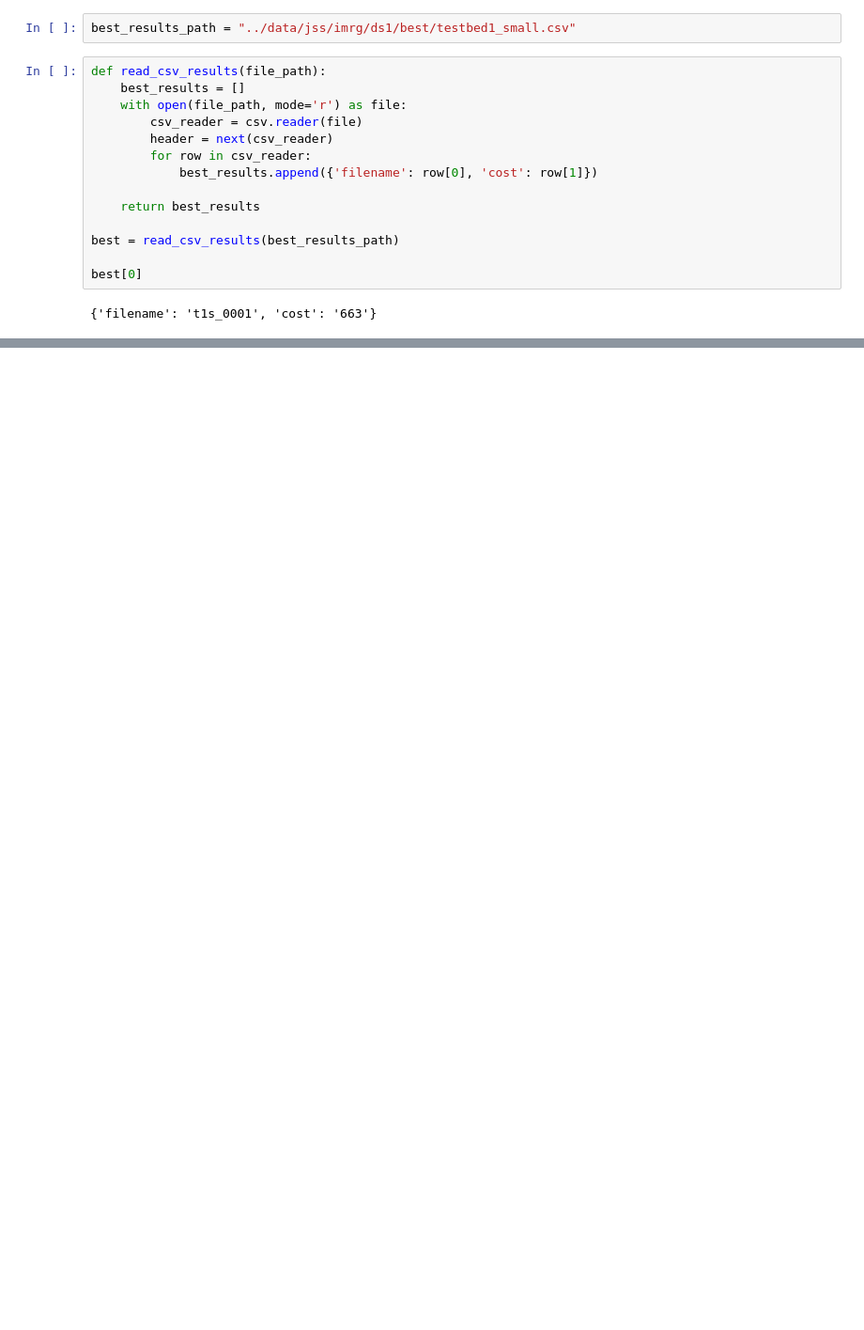
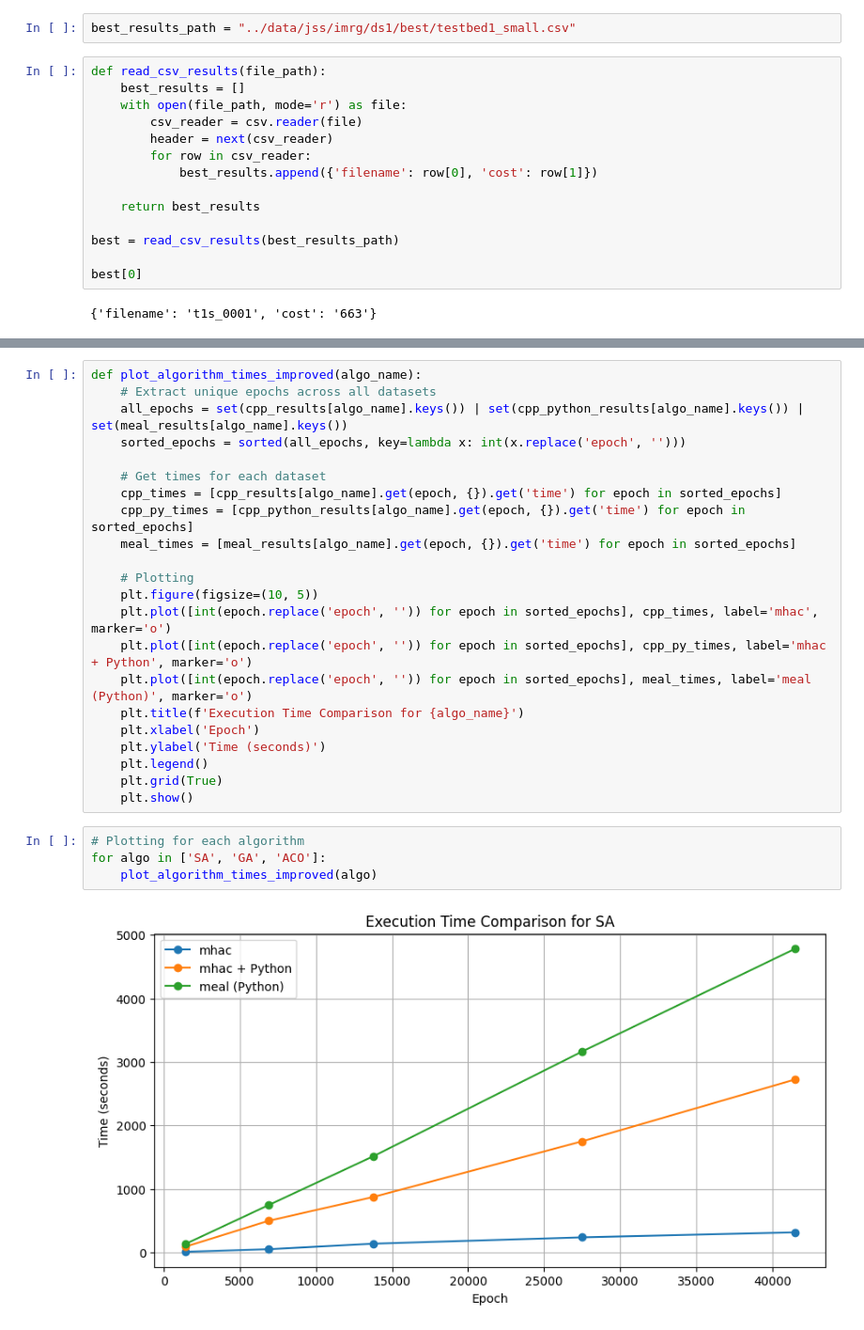
Before and after one commit to raulmarinau/mhac, a Jupyter notebook: experiment/compare_results.ipynb, the cells around one changed output, grey strips where cells are left out. Shown: that part at 94% size. Cells and saved outputs as stored; diff of their text form; blank space fills up the shorter version.

Commit message:
Meal results and comparison graphs

```diff
--- a/experiment/compare_results.ipynb
+++ b/experiment/compare_results.ipynb
@@ -79,0 +345,28 @@ Root Mean Squared Error (RMSE): 4714.812371369853
+# %%
+def plot_algorithm_times_improved(algo_name):
+    # Extract unique epochs across all datasets
+    all_epochs = set(cpp_results[algo_name].keys()) | set(cpp_python_results[algo_name].keys()) | set(meal_results[algo_name].keys())
+    sorted_epochs = sorted(all_epochs, key=lambda x: int(x.replace('epoch', '')))
+
+    # Get times for each dataset
+    cpp_times = [cpp_results[algo_name].get(epoch, {}).get('time') for epoch in sorted_epochs]
+    cpp_py_times = [cpp_python_results[algo_name].get(epoch, {}).get('time') for epoch in sorted_epochs]
+    meal_times = [meal_results[algo_name].get(epoch, {}).get('time') for epoch in sorted_epochs]
+
+    # Plotting
+    plt.figure(figsize=(10, 5))
+    plt.plot([int(epoch.replace('epoch', '')) for epoch in sorted_epochs], cpp_times, label='mhac', marker='o')
+    plt.plot([int(epoch.replace('epoch', '')) for epoch in sorted_epochs], cpp_py_times, label='mhac + Python', marker='o')
+    plt.plot([int(epoch.replace('epoch', '')) for epoch in sorted_epochs], meal_times, label='meal (Python)', marker='o')
+    plt.title(f'Execution Time Comparison for {algo_name}')
+    plt.xlabel('Epoch')
+    plt.ylabel('Time (seconds)')
+    plt.legend()
+    plt.grid(True)
+    plt.show()
+# %%
+# Plotting for each algorithm
+for algo in ['SA', 'GA', 'ACO']:
+    plot_algorithm_times_improved(algo)
+# %% [output]
+[figure, added]
```
Also changed, not shown: parts of 13 cells of this notebook, 12 other files.
